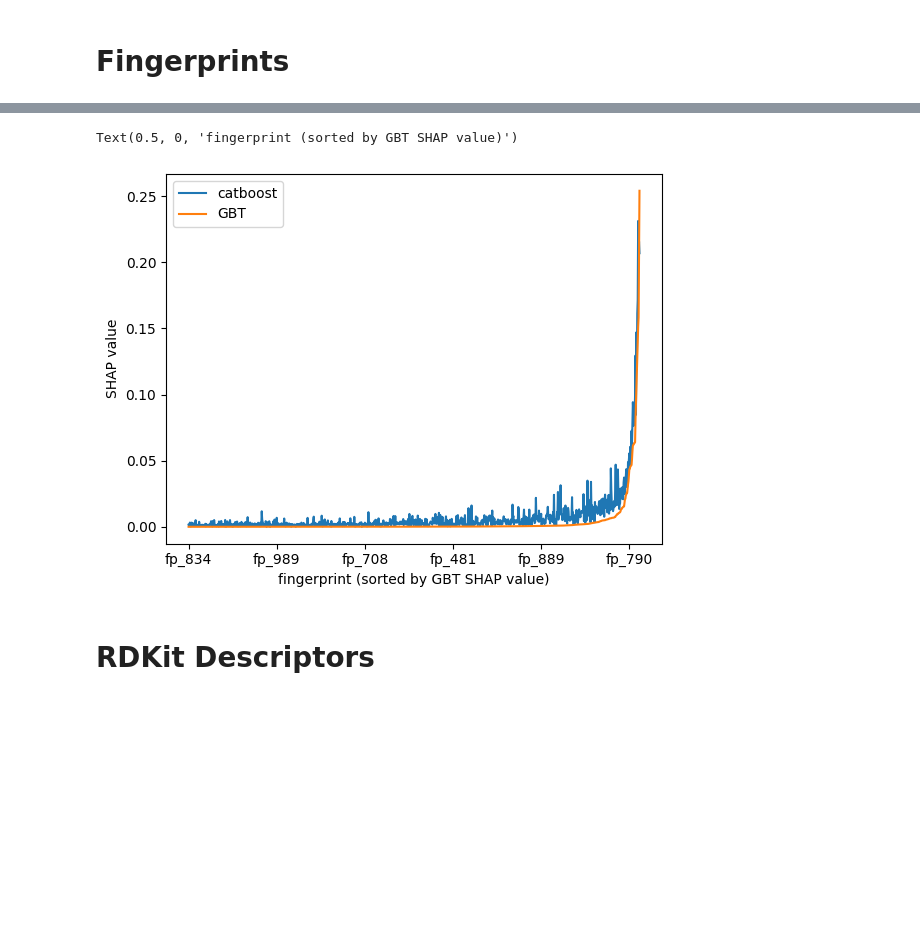
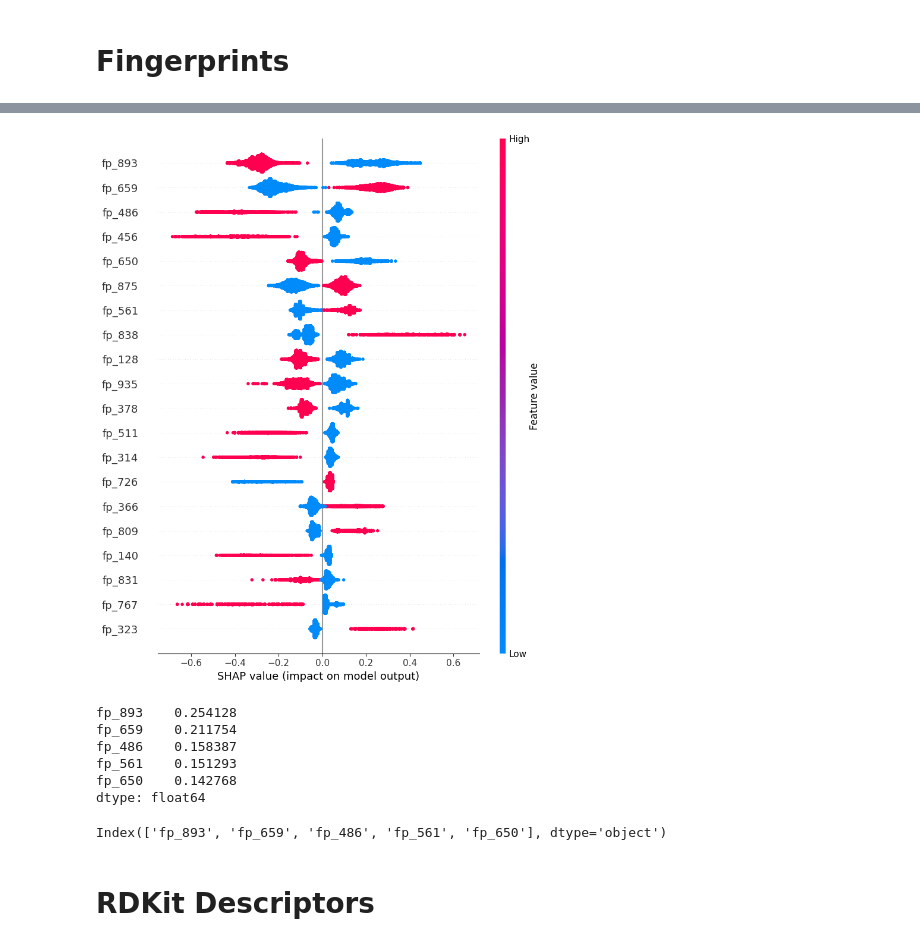
Before and after one commit to niklastoetsch/CS-SMol-AndroR-model-publication, a Jupyter notebook: SHAP_analysis.ipynb, the cells around one changed output, grey strips where cells are left out. Cells and saved outputs as stored; diff of their text form; code cells hidden in the pictures; blank space fills up the shorter version.

```diff
--- a/SHAP_analysis.ipynb
+++ b/SHAP_analysis.ipynb
@@ -11,13 +8,12 @@ import utils
 from analysis import SHAPAnalyzer
 # %%
 andror_df_all = pd.read_csv("../andror_df_all_clusters.csv", index_col=0)
-# andror_df_all = utils.add_fingerprints_to_df(andror_df_all)
+andror_df_all = utils.add_fingerprints_to_df(andror_df_all)
 # %% [markdown]
 # Fingerprints
 # %%
 splits_065, pipelines_065 = ml.run_or_retrieve_from_disc(
-    # X=andror_df_all[utils.FP_COLUMNS],
-    X=[],
+    X=andror_df_all[utils.FP_COLUMNS],
     y=andror_df_all["final class"],
     groups=andror_df_all["cluster_065"],
     training_name="tanimoto_065",
@@ -46,10 +23,21 @@ plt.plot([0, 0.25], [0, 0.25], c="k", linestyle="--")
-# %%
-fingerprint_SHAP.sort_values(by="GBT").plot()
-plt.ylabel("SHAP value")
-plt.xlabel("fingerprint (sorted by GBT SHAP value)")
-# %% [output]
-Text(0.5, 0, 'fingerprint (sorted by GBT SHAP value)')
-[figure, removed]
+# %%
+fingerprint_SHAP.plot_shap_values(fold_index=0)
+# %% [output]
+[figure, added]
+# %%
+top5_fingerprints = fingerprint_SHAP.mean_shap_values.sort_values(ascending=False).head(5)
+top5_fingerprints
+# %% [output]
+fp_893    0.254128
+fp_659    0.211754
+fp_486    0.158387
+fp_561    0.151293
+fp_650    0.142768
+dtype: float64
+# %%
+top5_fingerprints.index
+# %% [output]
+Index(['fp_893', 'fp_659', 'fp_486', 'fp_561', 'fp_650'], dtype='object')
 # %% [markdown]
 # RDKit Descriptors
 # %%
```
Also changed, not shown: parts of 12 cells of this notebook.
